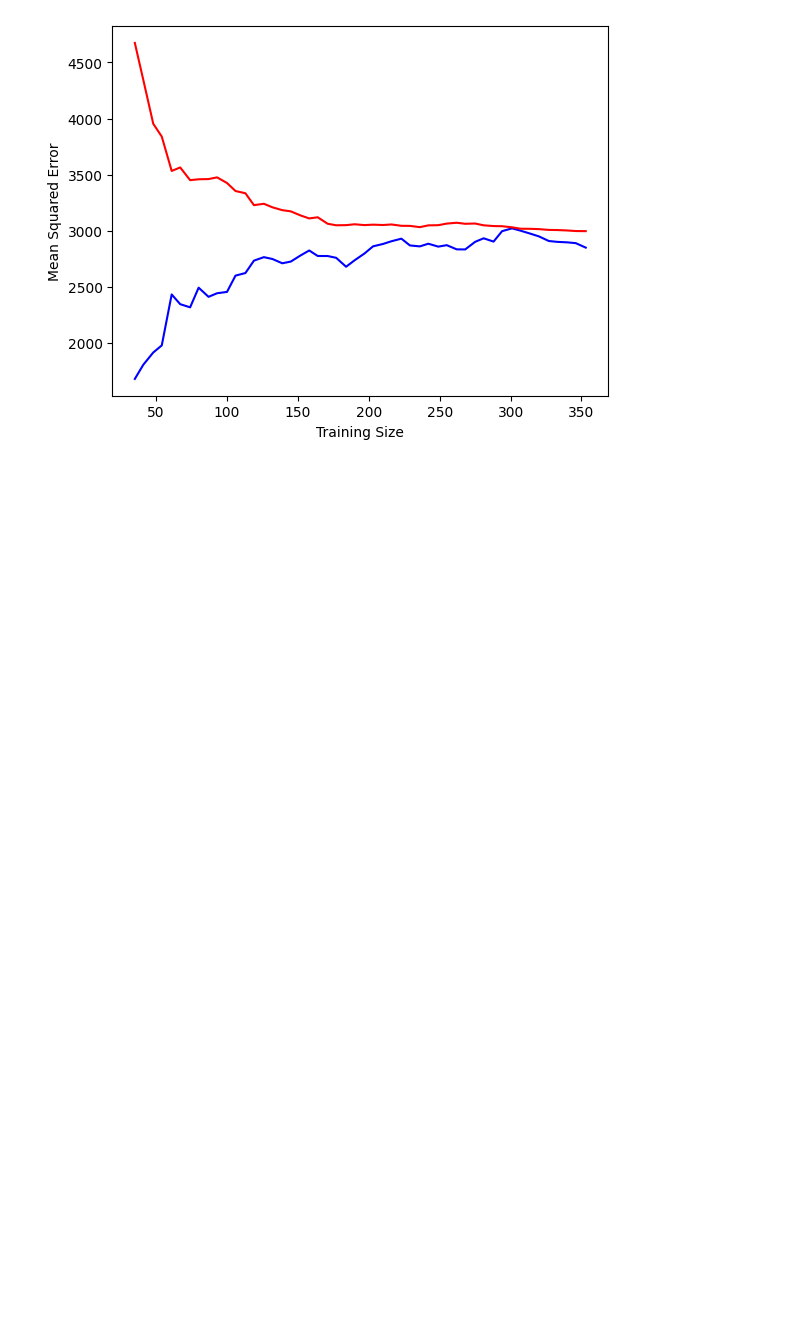
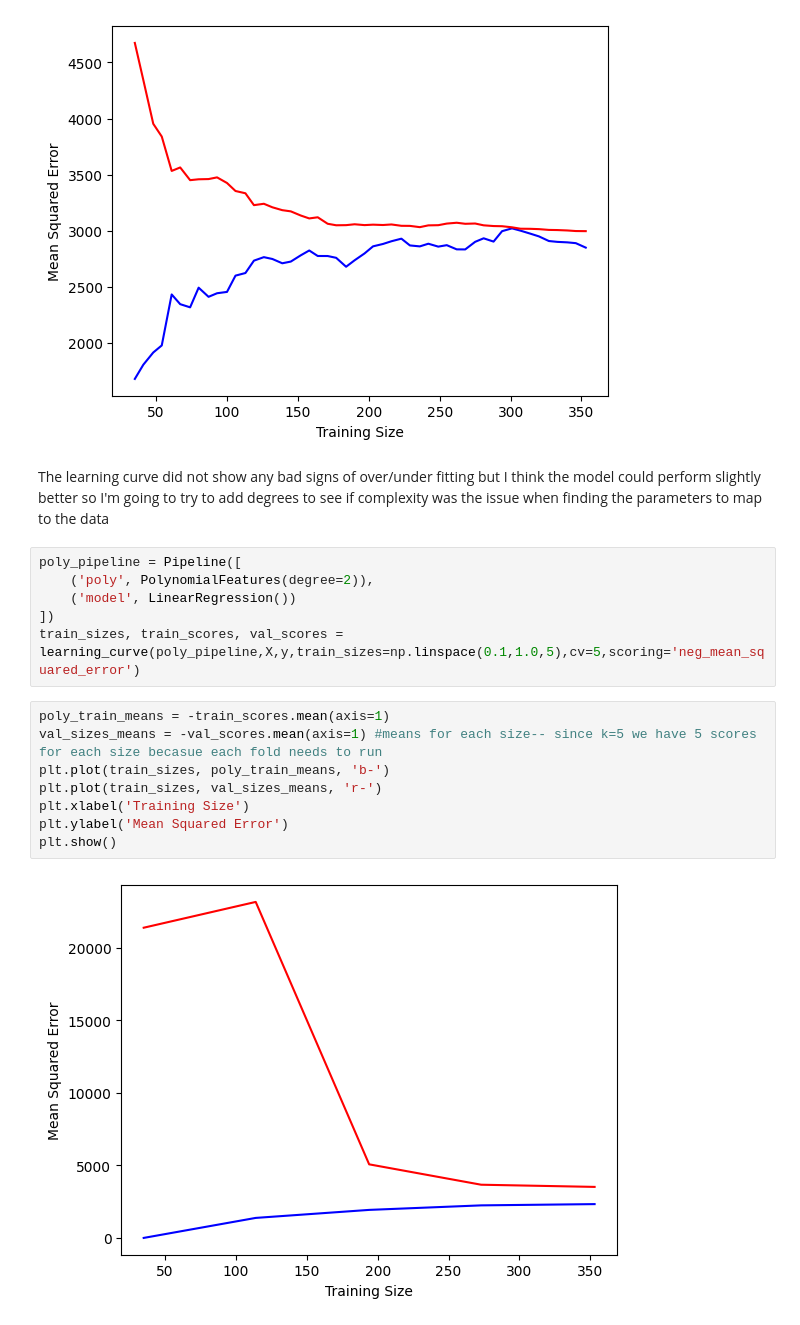
Before and after one commit to Steve-Rodrigues/Machine-Learning, a Jupyter notebook: ridge_regression.ipynb, the cells around one changed output. Cells and saved outputs as stored; diff of their text form; blank space fills up the shorter version.

```diff
--- a/ridge_regression.ipynb
+++ b/ridge_regression.ipynb
@@ -27,3 +27,21 @@ plt.ylabel('Mean Squared Error')
 plt.show()
 # %% [output]
 [figure]
+# %% [markdown]
+The learning curve did not show any bad signs of over/under fitting but I think the model could perform slightly better so I'm going to try to add degrees to see if complexity was the issue when finding the parameters to map to the data
+# %%
+poly_pipeline = Pipeline([
+    ('poly', PolynomialFeatures(degree=2)),
+    ('model', LinearRegression())
+])
+train_sizes, train_scores, val_scores = learning_curve(poly_pipeline,X,y,train_sizes=np.linspace(0.1,1.0,5),cv=5,scoring='neg_mean_squared_error')
+# %%
+poly_train_means = -train_scores.mean(axis=1)
+val_sizes_means = -val_scores.mean(axis=1) #means for each size-- since k=5 we have 5 scores for each size becasue each fold needs to run
+plt.plot(train_sizes, poly_train_means, 'b-')
+plt.plot(train_sizes, val_sizes_means, 'r-')
+plt.xlabel('Training Size')
+plt.ylabel('Mean Squared Error')
+plt.show()
+# %% [output]
+[figure, added]
```
Also changed, not shown: parts of 7 cells of this notebook, 2 other files.
